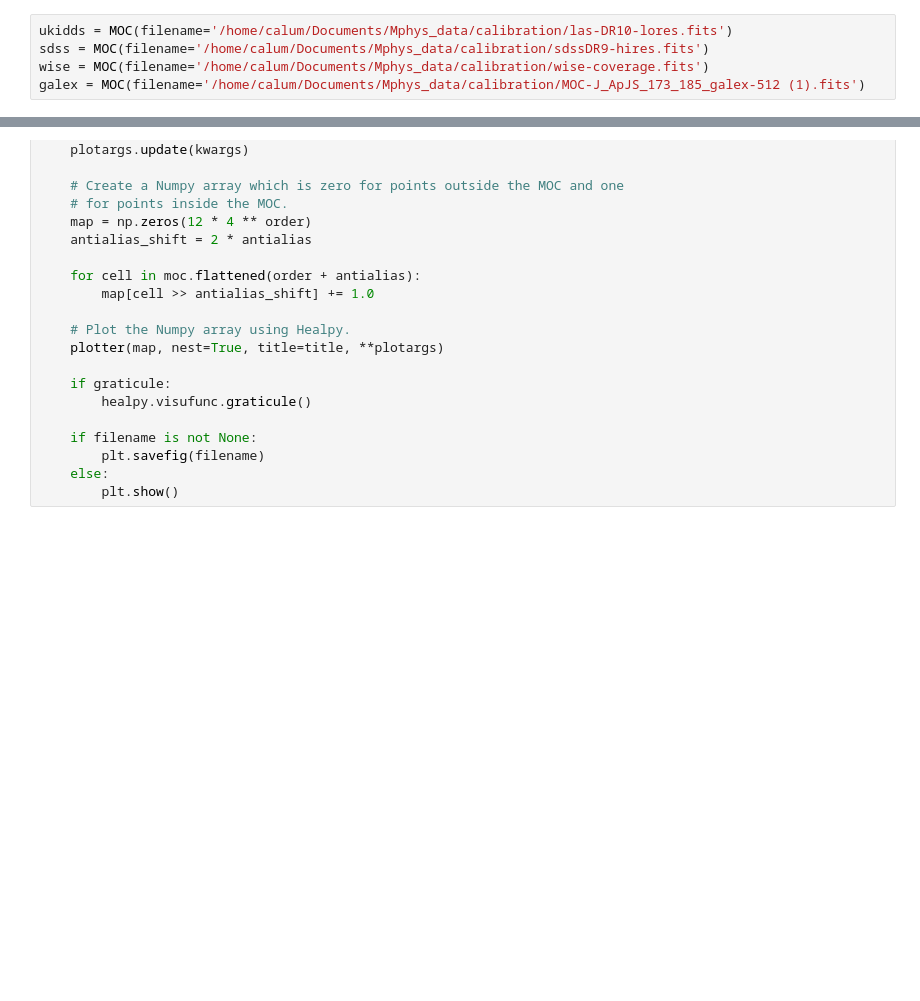
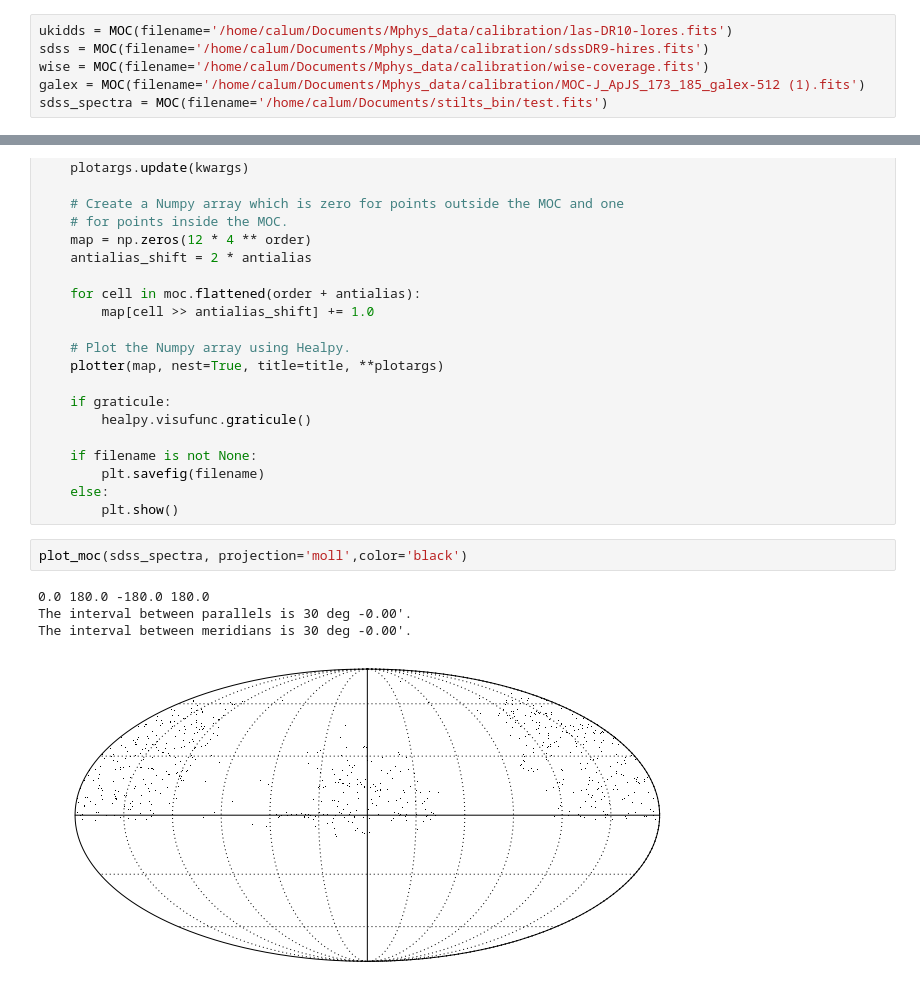
Before and after one commit to calumhrmurray/MPhysProject, a Jupyter notebook: colours_calibration/aitoff_projection.ipynb, the cells around one changed output, grey strips where cells are left out. Drawn from its saved outputs; the diff is of its cells as text; blank space fills up the shorter version.

```diff
--- a/colours_calibration/aitoff_projection.ipynb
+++ b/colours_calibration/aitoff_projection.ipynb
@@ -12,4 +12,5 @@ ukidds = MOC(filename='/home/calum/Documents/Mphys_data/calibration/las-DR10-lor
 sdss = MOC(filename='/home/calum/Documents/Mphys_data/calibration/sdssDR9-hires.fits')
 wise = MOC(filename='/home/calum/Documents/Mphys_data/calibration/wise-coverage.fits')
 galex = MOC(filename='/home/calum/Documents/Mphys_data/calibration/MOC-J_ApJS_173_185_galex-512 (1).fits')
+sdss_spectra = MOC(filename='/home/calum/Documents/stilts_bin/test.fits')
 # %%
@@ -158,3 +163,10 @@ def plot_moc(moc, order=None, antialias=0, filename=None,
         plt.savefig(filename)
     else:
         plt.show()
+# %%
+plot_moc(sdss_spectra, projection='moll',color='black')
+# %% [output]
+0.0 180.0 -180.0 180.0
+The interval between parallels is 30 deg -0.00'.
+The interval between meridians is 30 deg -0.00'.
+[figure, added]
```
Also changed, not shown: parts of 1 cell of this notebook, 28 other files.
